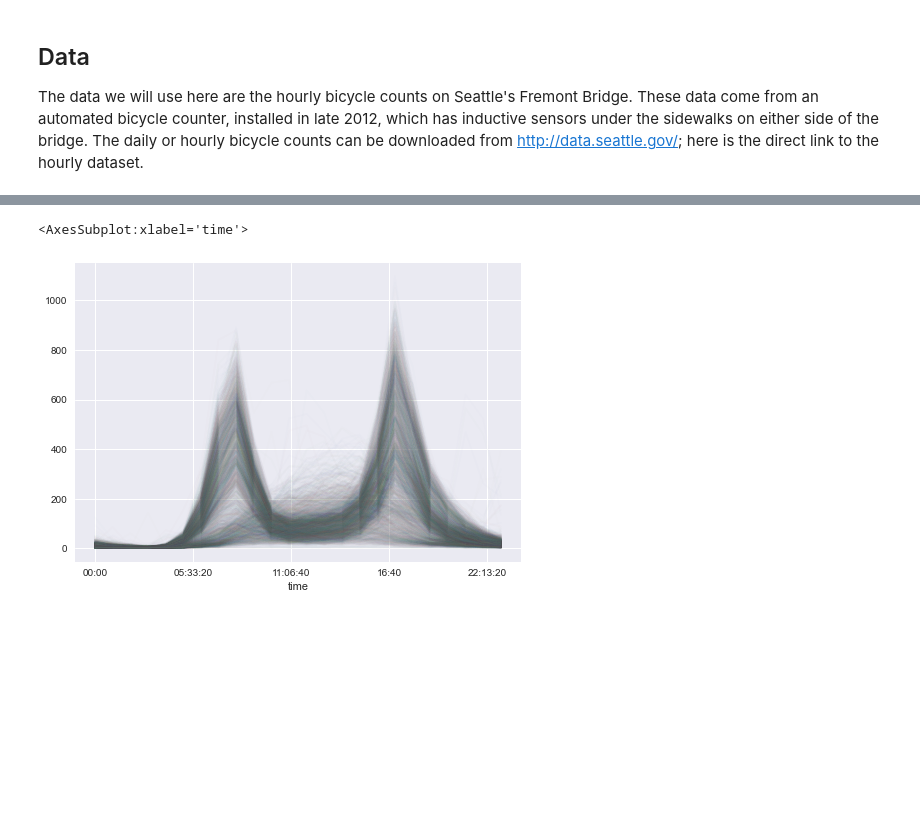
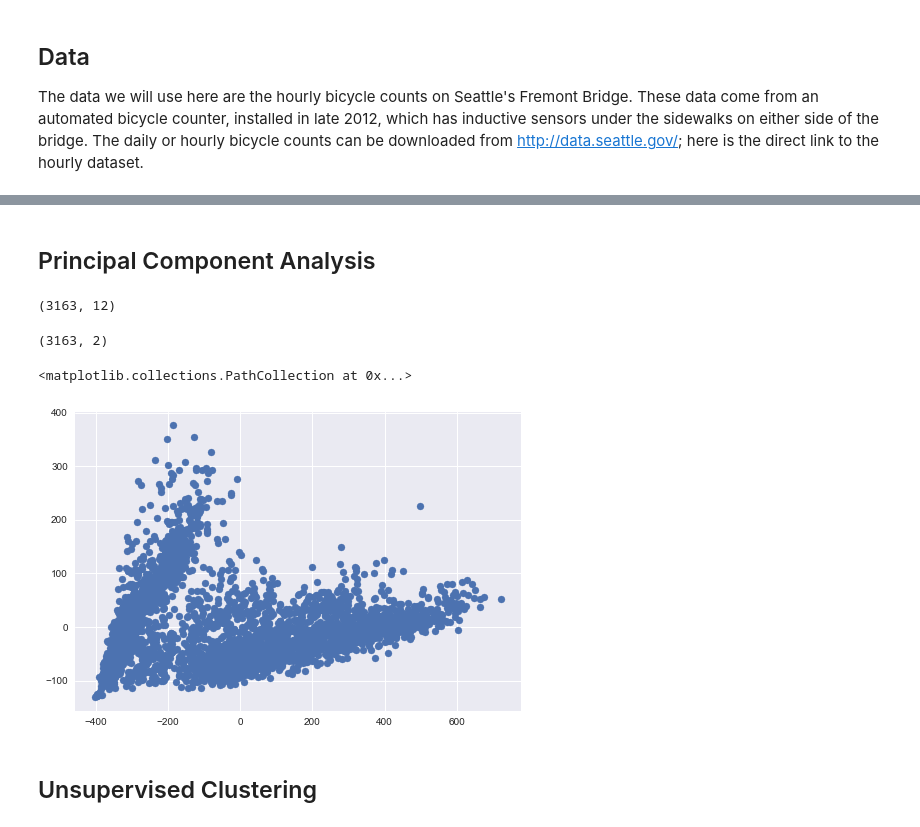
Before and after one commit to Madhu612/Jupyter-Workflow, a Jupyter notebook: Bike Sharing_Fremont.ipynb, the cells around one changed output, grey strips where cells are left out. Cells and saved outputs as stored; diff of their text form; code cells hidden in the pictures; blank space fills up the shorter version.

Commit message:
Unsupervised analysis

```diff
--- a/Bike Sharing_Fremont.ipynb
+++ b/Bike Sharing_Fremont.ipynb
@@ -67,5 +38,20 @@ pivoted.iloc[:5, :5]
-# %%
-pivoted.plot(legend=False, alpha=0.01)
-# %% [output]
-<AxesSubplot:xlabel='time'>
-[figure, removed]
+# %% [markdown]
+## Principal Component Analysis
+# %%
+X = pivoted.fillna(0).T.values
+X.shape
+# %% [output]
+(3163, 12)
+# %%
+X2 = PCA(2, svd_solver="full").fit_transform(X)
+X2.shape
+# %% [output]
+(3163, 2)
+# %%
+import matplotlib.pyplot as plt
+plt.scatter(X2[:, 0], X2[:, 1])
+# %% [output]
+<matplotlib.collections.PathCollection at 0x...>
+[figure, added]
+# %% [markdown]
+## Unsupervised Clustering
```
Also changed, not shown: parts of 21 cells of this notebook.
